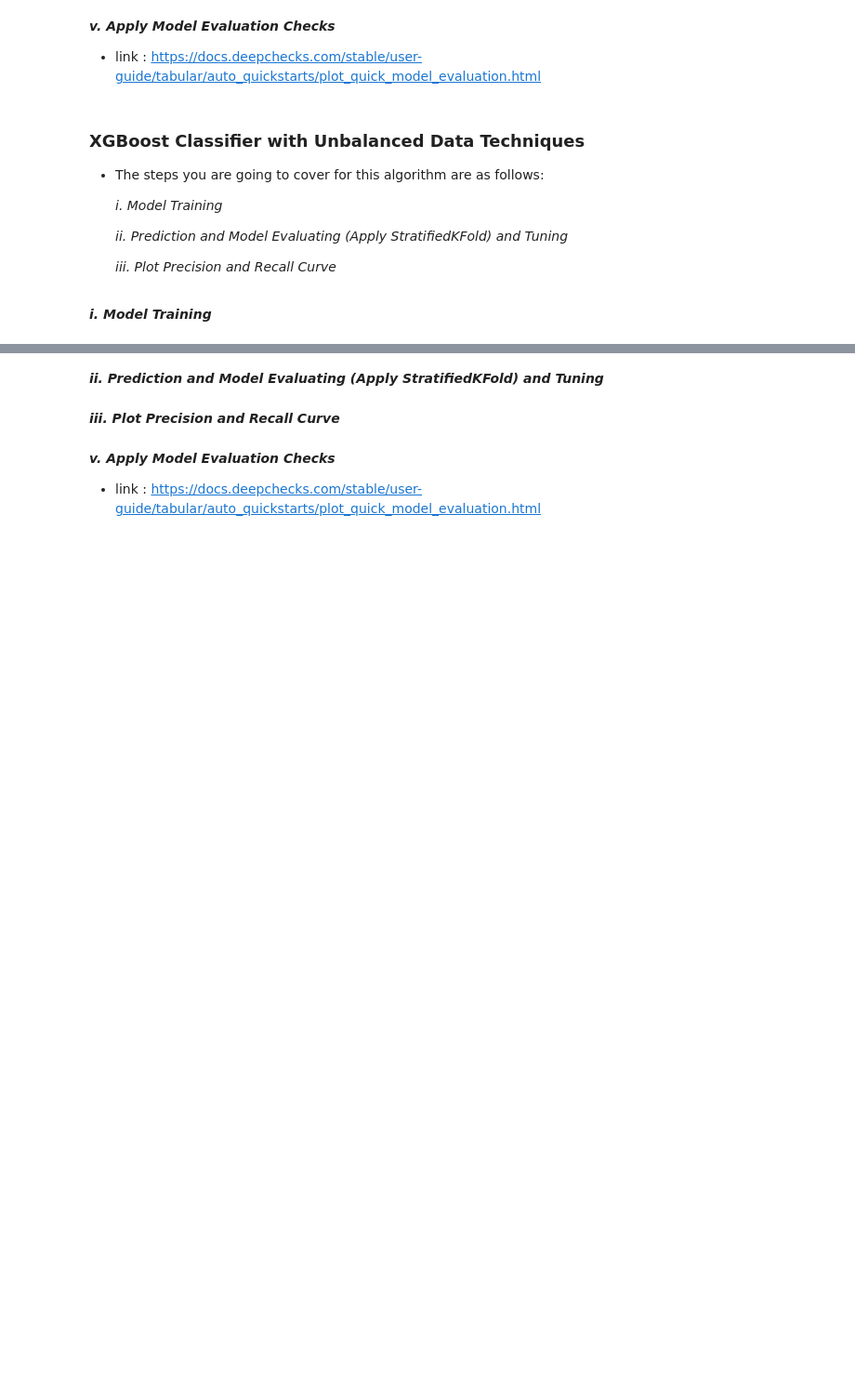
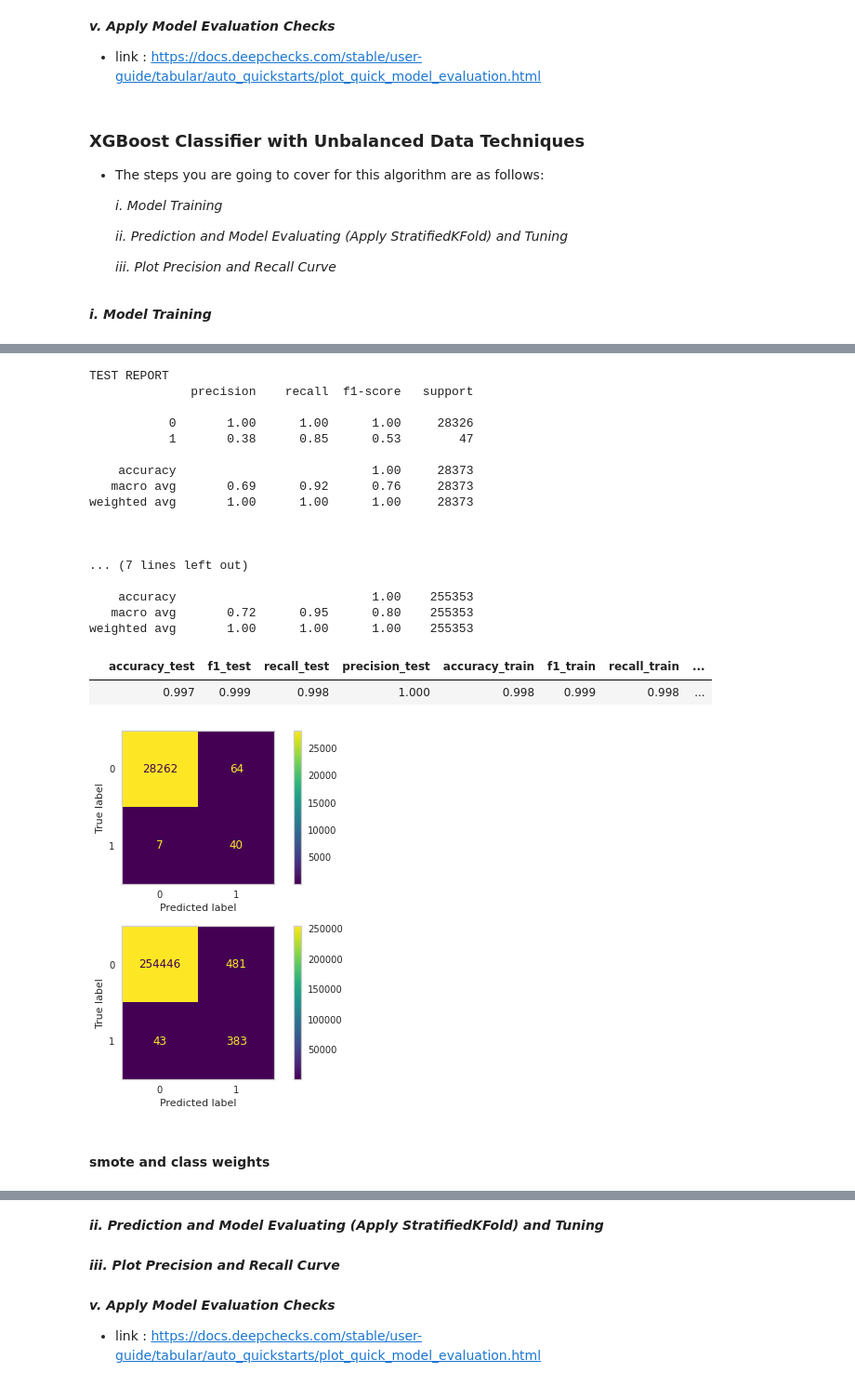
Before and after one commit to Kadir-Ozkan/Credit-Card-Fraud-Detection, a Jupyter notebook: Fraud_Detection_G2_8_11_Ver_5.ipynb, the cells around one changed output, grey strips where cells are left out. Shown at 93% size. Saved outputs shown, nothing was run; the diff lists cells and outputs as text; code cells hidden in the pictures; blank space fills up the shorter version.

```diff
--- a/Fraud_Detection_G2_8_11_Ver_5.ipynb
+++ b/Fraud_Detection_G2_8_11_Ver_5.ipynb
@@ -1298,0 +1440,6 @@ plt.show()
+# %%
+#param_grid = {"n_estimators":[50, 200],'max_depth':[3,4,5], "learning_rate": [0.01, 0.03]}
+params = {
+    'xgb__max_depth': [3, 4, 5],
+    'xgb__learning_rate': [0.001, 0.01, 0.1],
+    'xgb__n_estimators': [50, 100, 200]}
@@ -1298,0 +1450,3 @@ plt.show()
+# %%
+xgb_grid = GridSearchCV(pipe_xgb_smote, param_grid=params, scoring = "recall", verbose=2, n_jobs = -1)
+xgb_grid.fit(X_train, y_train)
@@ -1298,0 +1478,10 @@ plt.show()
+# %%
+xgb_model = XGBClassifier(n_estimators= 100, max_depth= 3, learning_rate= 0.1 , random_state=101 )
+
+pipe_xgb_smote = Pipeline([
+    ("OrdinalEncoder", column_trans),
+    ("smote", smote),
+    ("under", under),
+    ("xgb", xgb_model)
+])
+pipe_xgb_smote.fit(X_train, y_train)
@@ -1298,0 +1500,25 @@ plt.show()
+# %%
+eval_metric_classification(pipe_xgb_smote, X_train, y_train, X_test, y_test)
+# %% [output]
+TEST REPORT
+              precision    recall  f1-score   support
+
+           0       1.00      1.00      1.00     28326
+           1       0.38      0.85      0.53        47
+
+    accuracy                           1.00     28373
+   macro avg       0.69      0.92      0.76     28373
+weighted avg       1.00      1.00      1.00     28373
+
+
+
+... (7 lines left out)
+
+    accuracy                           1.00    255353
+   macro avg       0.72      0.95      0.80    255353
+weighted avg       1.00      1.00      1.00    255353
+|  | accuracy_test | f1_test | recall_test | precision_test | accuracy_train | f1_train | recall_train | ... |
+|  | 0.997 | 0.999 | 0.998 | 1.000 | 0.998 | 0.999 | 0.998 | ... |
+[figure, added]
+# %% [markdown]
+#### smote and class weights
```
Also changed, not shown: parts of 47 cells of this notebook.
